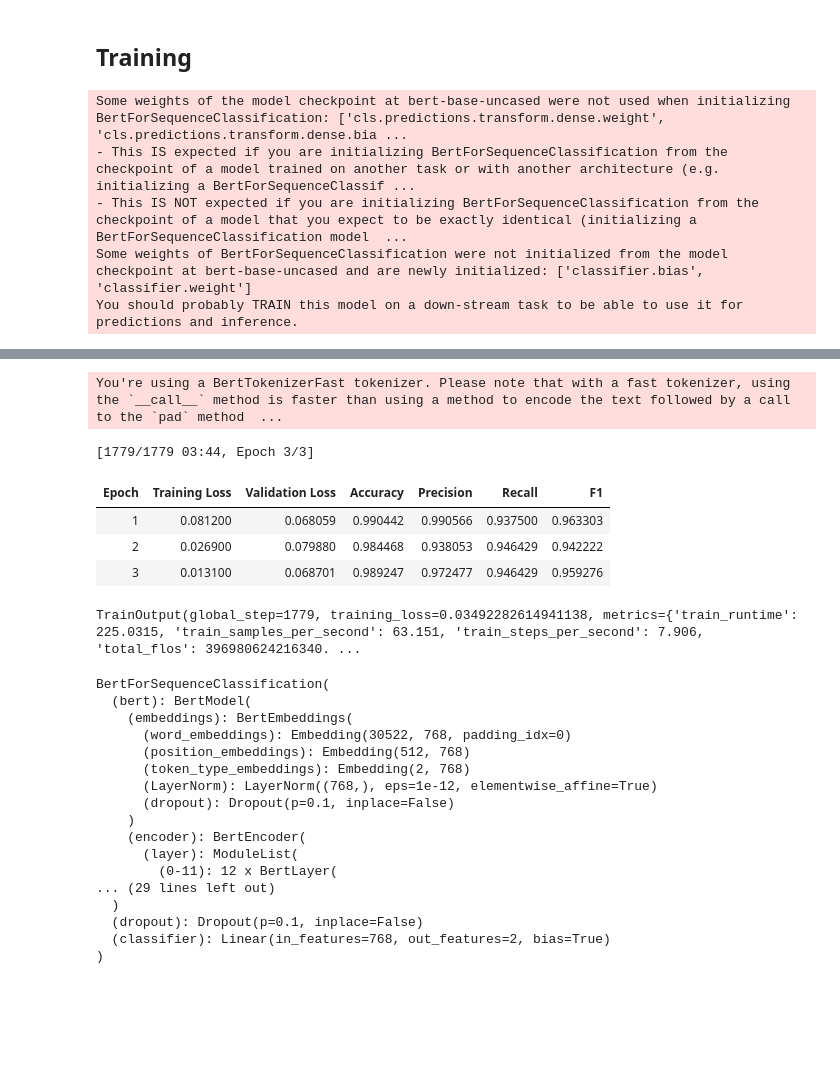
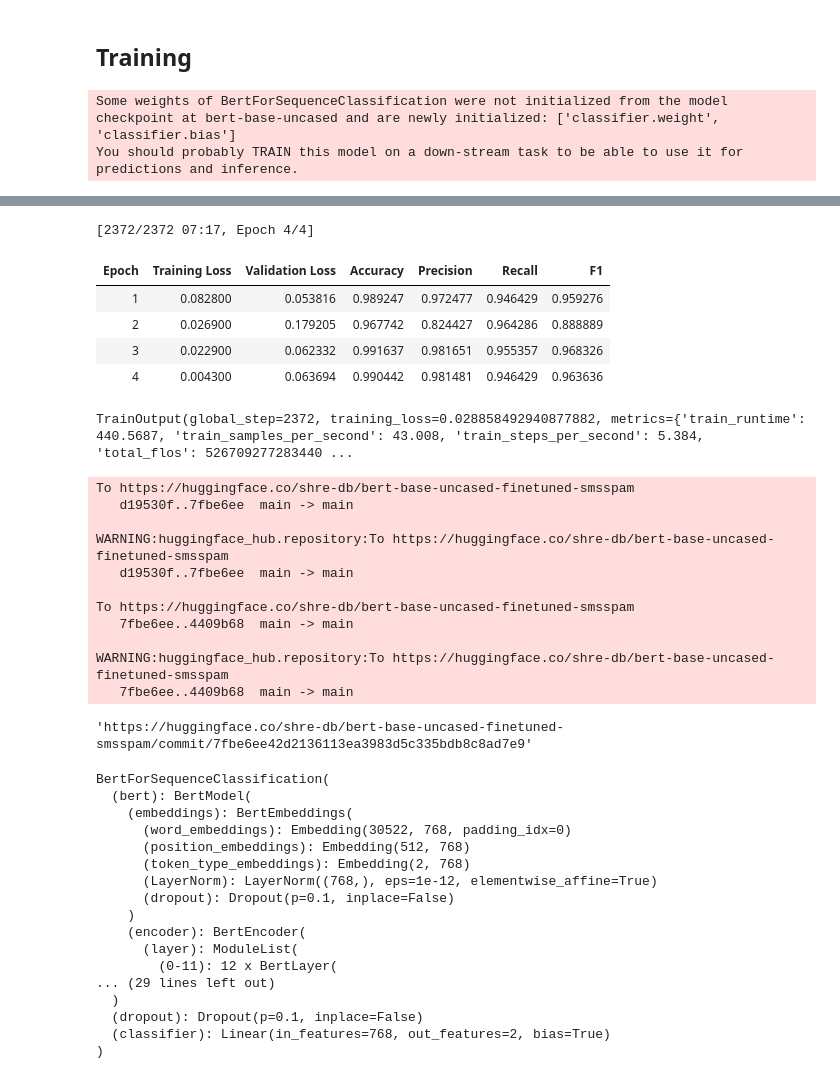
Before and after one commit to shre-db/SMS-Spam-Classification-Hugging-Face-Transformer, a Jupyter notebook: Notebook.ipynb, the cells around one changed output, grey strips where cells are left out. Cells and saved outputs as stored; diff of their text form; code cells hidden in the pictures; blank space fills up the shorter version.

Commit message:
Update Notebook
Retrained the model for 4 epochs.

```diff
--- a/Notebook.ipynb
+++ b/Notebook.ipynb
@@ -133,7 +107,14 @@ data_collator = DataCollatorWithPadding(tokenizer=tokenizer)
 # %%
 # 1. Define TrainingArguments
 from transformers import TrainingArguments
-training_args = TrainingArguments(output_dir='test_trainer', evaluation_strategy='epoch')
+
+training_args = TrainingArguments(
+    output_dir='bert-base-uncased-finetuned-smsspam',
+    evaluation_strategy='epoch',
+    save_strategy="epoch",
+    num_train_epochs=4,
+    push_to_hub=True,
+)
 
 # 2. Define your Model
 from transformers import AutoModelForSequenceClassification
@@ -141,7 +122,7 @@ model = AutoModelForSequenceClassification.from_pretrained(checkpoint, num_label
 
 # 3. Define the compute metric
 import numpy as np
-!pip install evaluate
+!pip install -qU evaluate
 import evaluate
 
 def compute_metrics(eval_preds):
@@ -159,19 +140,17 @@ def compute_metrics(eval_preds):
 from transformers import Trainer
 
 trainer = Trainer(
-    model,
-    training_args,
+    model=model,
+    args=training_args,
     train_dataset = tokenized_dataset['train'],
     eval_dataset = tokenized_dataset['test'],
     data_collator=data_collator,
     tokenizer=tokenizer,
     compute_metrics=compute_metrics,
+
 )
 # 5. Train the transformer
 trainer.train()
 # %% [output]
-Some weights of the model checkpoint at bert-base-uncased were not used when initializing BertForSequenceClassification: ['cls.predictions.transform.dense.weight', 'cls.predictions.transform.dense.bia ...
-- This IS expected if you are initializing BertForSequenceClassification from the checkpoint of a model trained on another task or with another architecture (e.g. initializing a BertForSequenceClassif ...
-- This IS NOT expected if you are initializing BertForSequenceClassification from the checkpoint of a model that you expect to be exactly identical (initializing a BertForSequenceClassification model  ...
-Some weights of BertForSequenceClassification were not initialized from the model checkpoint at bert-base-uncased and are newly initialized: ['classifier.bias', 'classifier.weight']
+Some weights of BertForSequenceClassification were not initialized from the model checkpoint at bert-base-uncased and are newly initialized: ['classifier.weight', 'classifier.bias']
 You should probably TRAIN this model on a down-stream task to be able to use it for predictions and inference.
@@ -195,10 +160,25 @@ Requirement already satisfied: six>=1.5 in /usr/local/lib/python3.10/dist-packag
-You're using a BertTokenizerFast tokenizer. Please note that with a fast tokenizer, using the `__call__` method is faster than using a method to encode the text followed by a call to the `pad` method  ...
+[2372/2372 07:17, Epoch 4/4]
+| Epoch | Training Loss | Validation Loss | Accuracy | Precision | Recall | F1 |
+| 1 | 0.082800 | 0.053816 | 0.989247 | 0.972477 | 0.946429 | 0.959276 |
+| 2 | 0.026900 | 0.179205 | 0.967742 | 0.824427 | 0.964286 | 0.888889 |
+| 3 | 0.022900 | 0.062332 | 0.991637 | 0.981651 | 0.955357 | 0.968326 |
+| 4 | 0.004300 | 0.063694 | 0.990442 | 0.981481 | 0.946429 | 0.963636 |
-[1779/1779 03:44, Epoch 3/3]
+TrainOutput(global_step=2372, training_loss=0.028858492940877882, metrics={'train_runtime': 440.5687, 'train_samples_per_second': 43.008, 'train_steps_per_second': 5.384, 'total_flos': 526709277283440 ...
-| Epoch | Training Loss | Validation Loss | Accuracy | Precision | Recall | F1 |
-| 1 | 0.081200 | 0.068059 | 0.990442 | 0.990566 | 0.937500 | 0.963303 |
-| 2 | 0.026900 | 0.079880 | 0.984468 | 0.938053 | 0.946429 | 0.942222 |
-| 3 | 0.013100 | 0.068701 | 0.989247 | 0.972477 | 0.946429 | 0.959276 |
-TrainOutput(global_step=1779, training_loss=0.03492282614941138, metrics={'train_runtime': 225.0315, 'train_samples_per_second': 63.151, 'train_steps_per_second': 7.906, 'total_flos': 396980624216340. ...
+# %%
+trainer.push_to_hub(commit_message="Training complete")
+# %% [output]
+To https://huggingface.co/shre-db/bert-base-uncased-finetuned-smsspam
+   d19530f..7fbe6ee  main -> main
+
+WARNING:huggingface_hub.repository:To https://huggingface.co/shre-db/bert-base-uncased-finetuned-smsspam
+   d19530f..7fbe6ee  main -> main
+
+To https://huggingface.co/shre-db/bert-base-uncased-finetuned-smsspam
+   7fbe6ee..4409b68  main -> main
+
+WARNING:huggingface_hub.repository:To https://huggingface.co/shre-db/bert-base-uncased-finetuned-smsspam
+   7fbe6ee..4409b68  main -> main
+'https://huggingface.co/shre-db/bert-base-uncased-finetuned-smsspam/commit/7fbe6ee42d2136113ea3983d5c335bdb8c8ad7e9'
 # %%
 classifier = AutoModelForSequenceClassification.from_pretrained('test_trainer/checkpoint-1500')
 classifier
```
Also changed, not shown: parts of 17 cells of this notebook.
